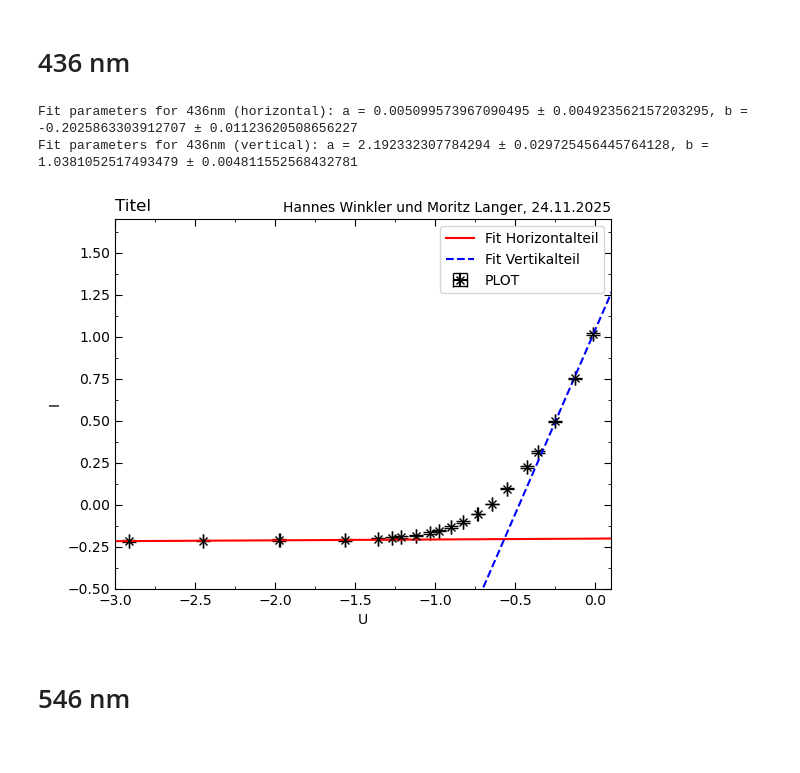
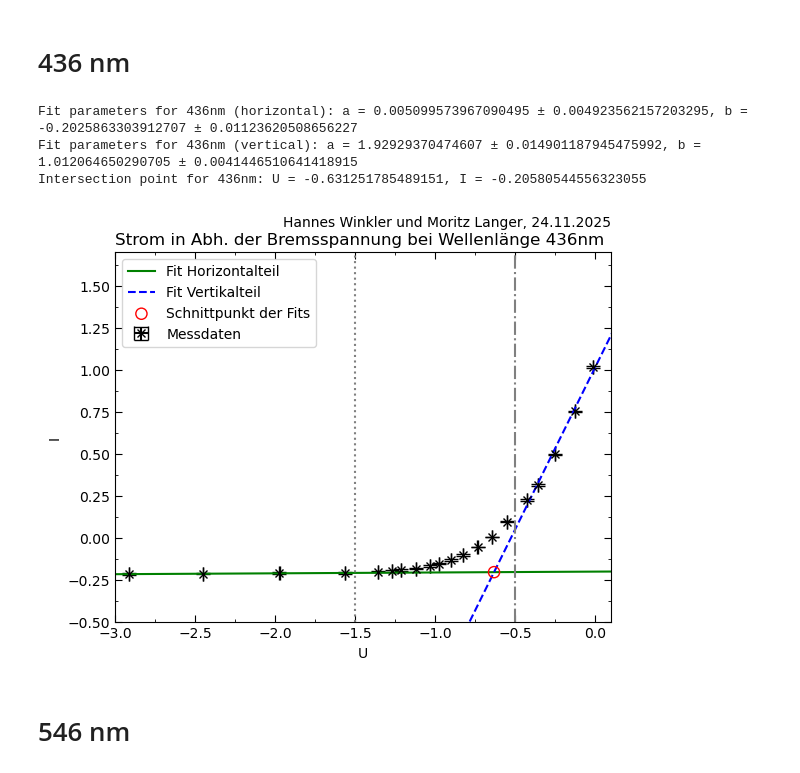
Before and after one commit to Bonsai-Tr33/C-Praktikum, a Jupyter notebook: 45/Evaluation/2.1.ipynb, the cells around one changed output. Cells and saved outputs as stored; diff of their text form; code cells hidden in the pictures.

```diff
--- a/45/Evaluation/2.1.ipynb
+++ b/45/Evaluation/2.1.ipynb
@@ -45,10 +47,15 @@ U405 = U405[~np.isnan(U405).all(axis=1)]
 I405 = np.array([[x,y] for x,y in zip(Data['I (405nm)'].tolist(), Data['Error I (405nm)'].tolist())])
 I405 = I405[~np.isnan(I405).all(axis=1)]
 # %%
-def lin(x, a, b):
-    return a*x+b
+def lin(x, m, a):
+    return m*x+a
+
+def intersect(m1, m2, a1, a2):
+    return (a2 - a1) / (m1 - m2)
+
 
 e = 1.602176634 * 10**(-19)  # elementary charge in C
+c = 299792458  # speed of light in m/s
 # %% [markdown]
 # 366 nm
 # %%
@@ -164,11 +190,14 @@ Fit parameters for 405nm (vertical): a = 2.580430622229818 ± 0.0219262927895515
 # %%
 # set fit range
 
-maskH = U436[:, 0] <= -1.48
+limH = -1.5
+limV = -0.5
+
+maskH = U436[:, 0] <= limH
 U436H = U436[maskH]
 I436H = I436[maskH]
 
-maskV = U436[:, 0] >= -0.35
+maskV = U436[:, 0] >= limV
 U436V = U436[maskV]
 I436V = I436[maskV]
 
@@ -182,38 +211,44 @@ print(f'Fit parameters for 436nm (horizontal): a = {params436H[0]} ± {errors436
 params436V, cov436V = opt.curve_fit(lin, [x[0] for x in U436V], [x[0] for x in I436V], sigma=[x[1] for x in I436V], absolute_sigma=True)
 errors436V = np.sqrt(np.diag(cov436V))
 print(f'Fit parameters for 436nm (vertical): a = {params436V[0]} ± {errors436V[0]}, b = {params436V[1]} ± {errors436V[1]}')
 
+U436_intersect = intersect(params436H[0], params436V[0], params436H[1], params436V[1])
+I436_intersect = lin(U436_intersect, params436H[0], params436H[1])
+print(f'Intersection point for 436nm: U = {U436_intersect}, I = {I436_intersect}')
+
 # plotting
 plt.errorbar([x[0] for x in U436], [x[0] for x in I436],xerr=[x[1] for x in U436], yerr=[x[1] for x in I436 ], capsize=5, label='Messdaten', color='black', marker='x', linestyle='None') # plot with error bars
-plt.plot(fit_range, lin(fit_range, params436H[0], params436H[1]), label='Fit Horizontalteil', color='red') # plot fit line
+plt.plot(fit_range, lin(fit_range, params436H[0], params436H[1]), label='Fit Horizontalteil', color='green') # plot fit line
 plt.plot(fit_range, lin(fit_range, params436V[0], params436V[1]), label='Fit Vertikalteil', color='blue', linestyle='--') # plot fit line
+plt.axvline(x=limH, color='grey', linestyle=':')
+plt.axvline(x=limV, color='grey', linestyle='-.')  # vertical line at x = -0.35
+plt.scatter(U436_intersect, I436_intersect, edgecolors='Red', facecolors='none', label='Schnittpunkt der Fits', zorder=10, s=65)  # plot intersection point
 
 plt.xlabel('U')
 plt.ylabel('I')
 plt.title('Strom in Abh. der Bremsspannung bei Wellenlänge 436nm', loc='left')
 plt.text(1, 1.1, 'Hannes Winkler und Moritz Langer, 24.11.2025', ha='right', va='top', transform=plt.gca().transAxes, fontsize=10)
 plt.legend()
 
 # locating and arranging ticks
 plt.gca().yaxis.set_minor_locator(AutoMinorLocator(2))
 plt.gca().xaxis.set_minor_locator(AutoMinorLocator(2))
-# plt.xticks(np.arange(800000, 3000100, 200000))
-# plt.yticks(np.arange(8, 30, 1))
 plt.tick_params(axis='both', which='minor', direction='in', right=True, top=True)
 plt.tick_params(axis='both', which='major', direction='in', right=True, top=True, length=5)
 
 # limiting and setting plot layout
 plt.ylim(-0.5, 1.7)
 plt.xlim(-3, 0.1)
 # plt.tight_layout()
 
 # plot location
 plt.savefig(img_path / 'Planck436.png')
 plt.show() # shows plot every run of the code, used for debugging
 # %% [output]
 Fit parameters for 436nm (horizontal): a = 0.005099573967090495 ± 0.004923562157203295, b = -0.2025863303912707 ± 0.01123620508656227
-Fit parameters for 436nm (vertical): a = 2.192332307784294 ± 0.029725456445764128, b = 1.0381052517493479 ± 0.004811552568432781
+Fit parameters for 436nm (vertical): a = 1.92929370474607 ± 0.014901187945475992, b = 1.012064650290705 ± 0.0041446510641418915
+Intersection point for 436nm: U = -0.631251785489151, I = -0.20580544556323055
-[figure, old version]
+[figure, new version]
 # %% [markdown]
 # 546 nm
 # %%
```
Also changed, not shown: parts of 9 cells of this notebook, 14 other files.
